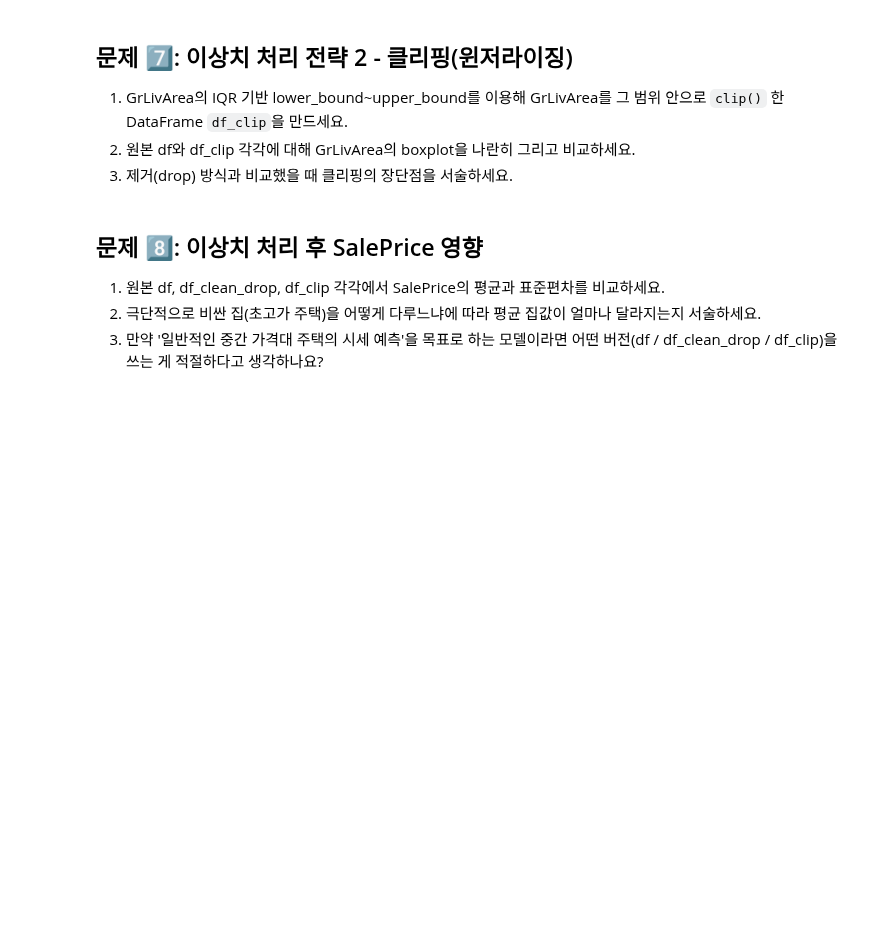
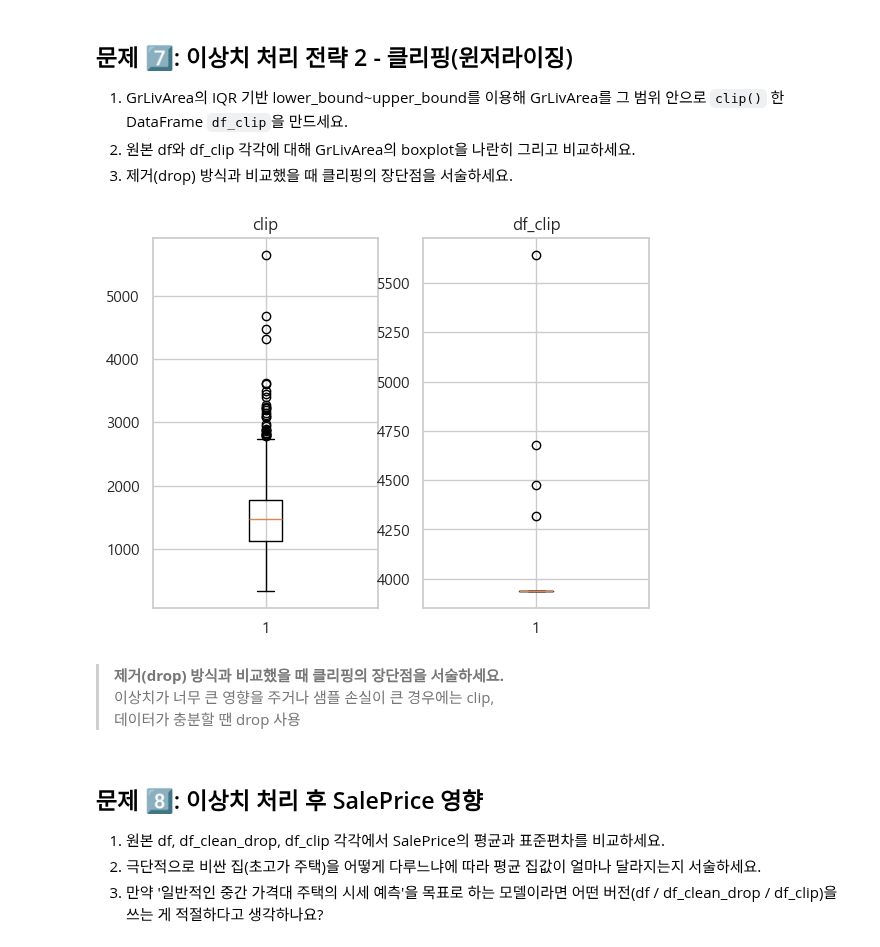
Before and after one commit to seojeong-e/fintech3, a Jupyter notebook: 06machine_learning/06_02데이터척도_이상값탐지및처리_연습문제.ipynb, the cells around one changed output. Drawn from its saved outputs; the diff is of its cells as text; code cells hidden in the pictures; blank space fills up the shorter version.

```diff
--- a/06machine_learning/06_02데이터척도_이상값탐지및처리_연습문제.ipynb
+++ b/06machine_learning/06_02데이터척도_이상값탐지및처리_연습문제.ipynb
@@ -199,3 +259,6 @@ GrLivArea를 기준으로 IQR 바깥의 이상치를 제거한 새로운 DataFra
 # %%
 # TODO:
 # df_clip을 만들고, 원본 vs df_clip의 GrLivArea boxplot을 비교 시각화하세요.
+# %%
+df_clip = df.copy()
+df_clip['GrLivArea'] = df_clip['GrLivArea'].clip(lower=lower_bound, upper=upper_bound)
@@ -202,3 +267,20 @@ GrLivArea를 기준으로 IQR 바깥의 이상치를 제거한 새로운 DataFra
+# %%
+plt.figure()
+plt.subplot(1,2,1)
+plt.boxplot(df['GrLivArea'])
+plt.title('clip')
+
+plt.subplot(1,2,2)
+plt.boxplot(df_clip['GrLivArea'])
+plt.title('df_clip')
+
+plt.show()
+# %% [output]
+[figure, added]
+# %% [markdown]
+> **제거(drop) 방식과 비교했을 때 클리핑의 장단점을 서술하세요.**<br>
+이상치가 너무 큰 영향을 주거나 샘플 손실이 큰 경우에는 clip, <br>
+데이터가 충분할 땐 drop 사용
 # %% [markdown]
 ## 문제 8️⃣: 이상치 처리 후 SalePrice 영향
 1. 원본 df, df_clean_drop, df_clip 각각에서 SalePrice의 평균과 표준편차를 비교하세요.
```
Also changed, not shown: parts of 14 cells of this notebook, 3 other files.
